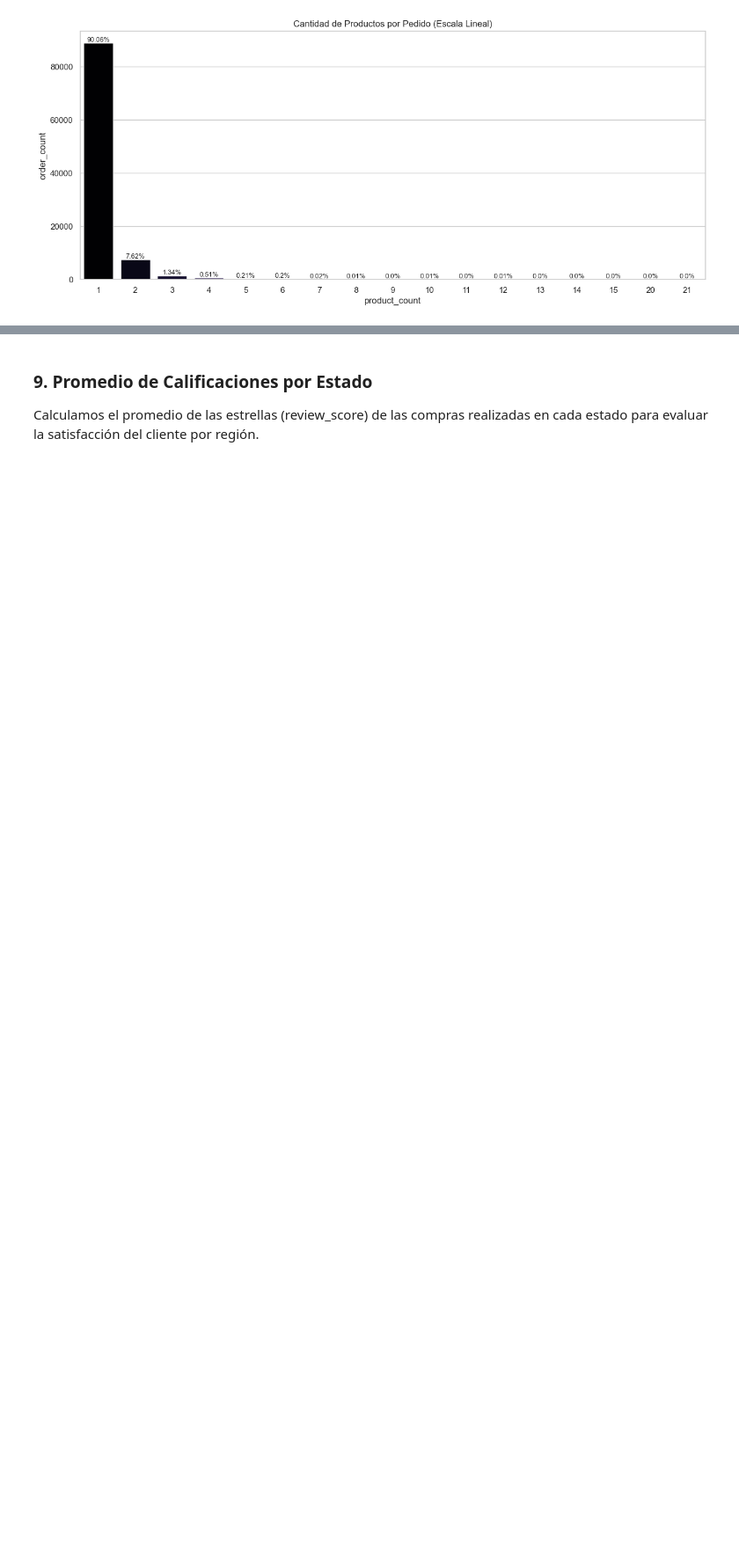
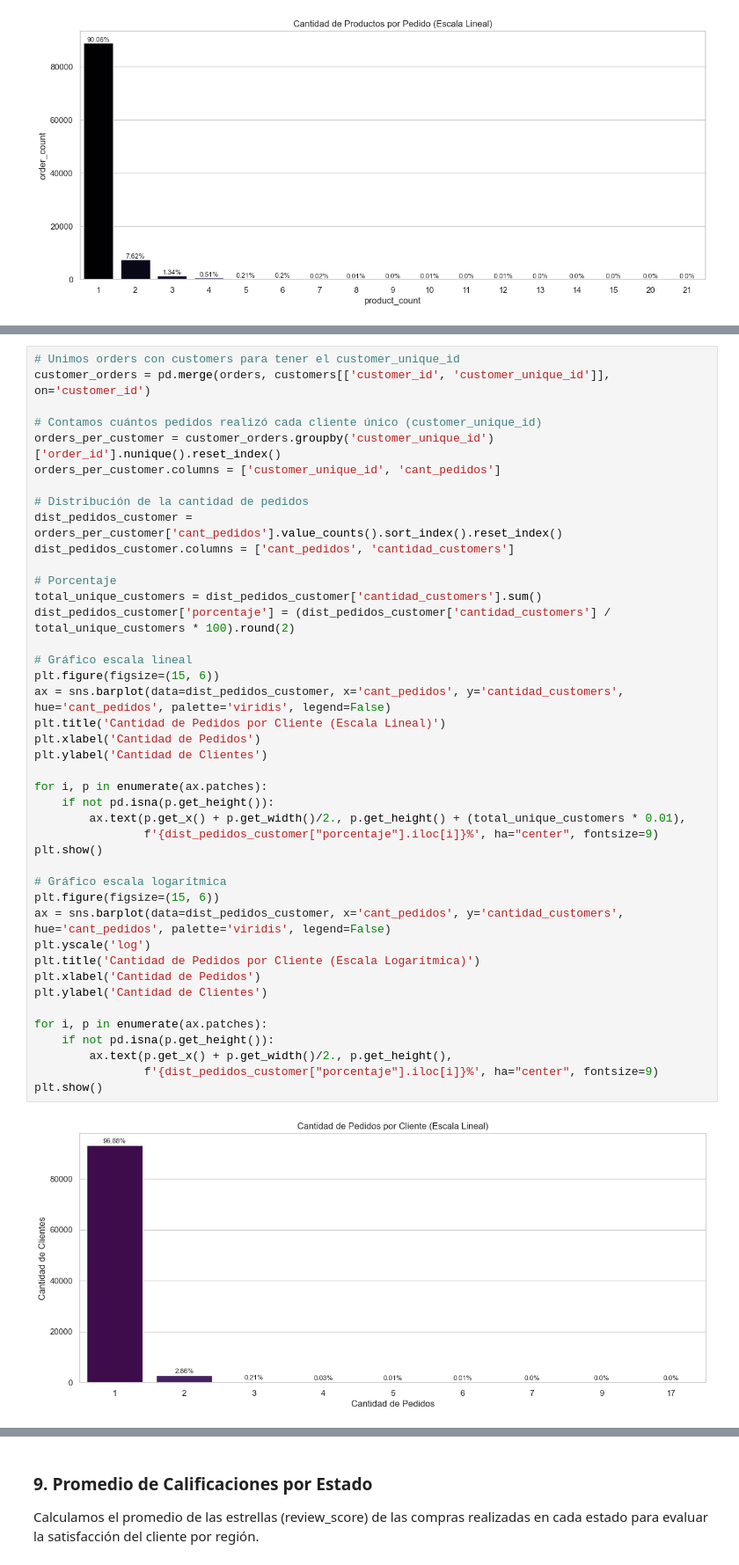
Before and after one commit to LeandroLocurcio/analisis-olist, a Jupyter notebook: EDA_1.ipynb, the cells around one changed output, grey strips where cells are left out. Shown at 88% size. Saved outputs shown, nothing was run; the diff lists cells and outputs as text; blank space fills up the shorter version.

```diff
--- a/EDA_1.ipynb
+++ b/EDA_1.ipynb
@@ -420,0 +426,44 @@ plt.show()
+# %%
+# Unimos orders con customers para tener el customer_unique_id
+customer_orders = pd.merge(orders, customers[['customer_id', 'customer_unique_id']], on='customer_id')
+
+# Contamos cuántos pedidos realizó cada cliente único (customer_unique_id)
+orders_per_customer = customer_orders.groupby('customer_unique_id')['order_id'].nunique().reset_index()
+orders_per_customer.columns = ['customer_unique_id', 'cant_pedidos']
+
+# Distribución de la cantidad de pedidos
+dist_pedidos_customer = orders_per_customer['cant_pedidos'].value_counts().sort_index().reset_index()
+dist_pedidos_customer.columns = ['cant_pedidos', 'cantidad_customers']
+
+# Porcentaje
+total_unique_customers = dist_pedidos_customer['cantidad_customers'].sum()
+dist_pedidos_customer['porcentaje'] = (dist_pedidos_customer['cantidad_customers'] / total_unique_customers * 100).round(2)
+
+# Gráfico escala lineal
+plt.figure(figsize=(15, 6))
+ax = sns.barplot(data=dist_pedidos_customer, x='cant_pedidos', y='cantidad_customers', hue='cant_pedidos', palette='viridis', legend=False)
+plt.title('Cantidad de Pedidos por Cliente (Escala Lineal)')
+plt.xlabel('Cantidad de Pedidos')
+plt.ylabel('Cantidad de Clientes')
+
+for i, p in enumerate(ax.patches):
+    if not pd.isna(p.get_height()):
+        ax.text(p.get_x() + p.get_width()/2., p.get_height() + (total_unique_customers * 0.01),
+                f'{dist_pedidos_customer["porcentaje"].iloc[i]}%', ha="center", fontsize=9)
+plt.show()
+
+# Gráfico escala logarítmica
+plt.figure(figsize=(15, 6))
+ax = sns.barplot(data=dist_pedidos_customer, x='cant_pedidos', y='cantidad_customers', hue='cant_pedidos', palette='viridis', legend=False)
+plt.yscale('log')
+plt.title('Cantidad de Pedidos por Cliente (Escala Logarítmica)')
+plt.xlabel('Cantidad de Pedidos')
+plt.ylabel('Cantidad de Clientes')
+
+for i, p in enumerate(ax.patches):
+    if not pd.isna(p.get_height()):
+        ax.text(p.get_x() + p.get_width()/2., p.get_height(),
+                f'{dist_pedidos_customer["porcentaje"].iloc[i]}%', ha="center", fontsize=9)
+plt.show()
+# %% [output]
+[figure, added]
```
Also changed, not shown: parts of 4 cells of this notebook.
